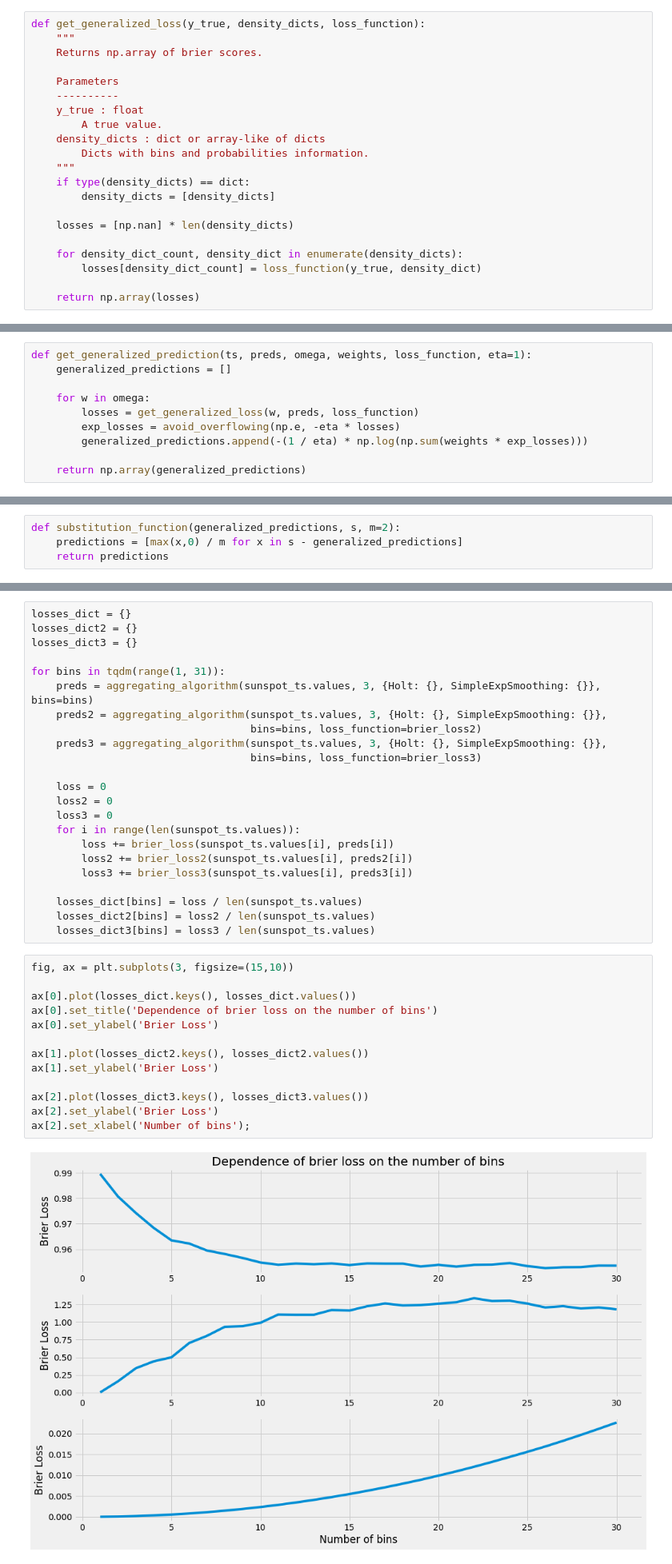
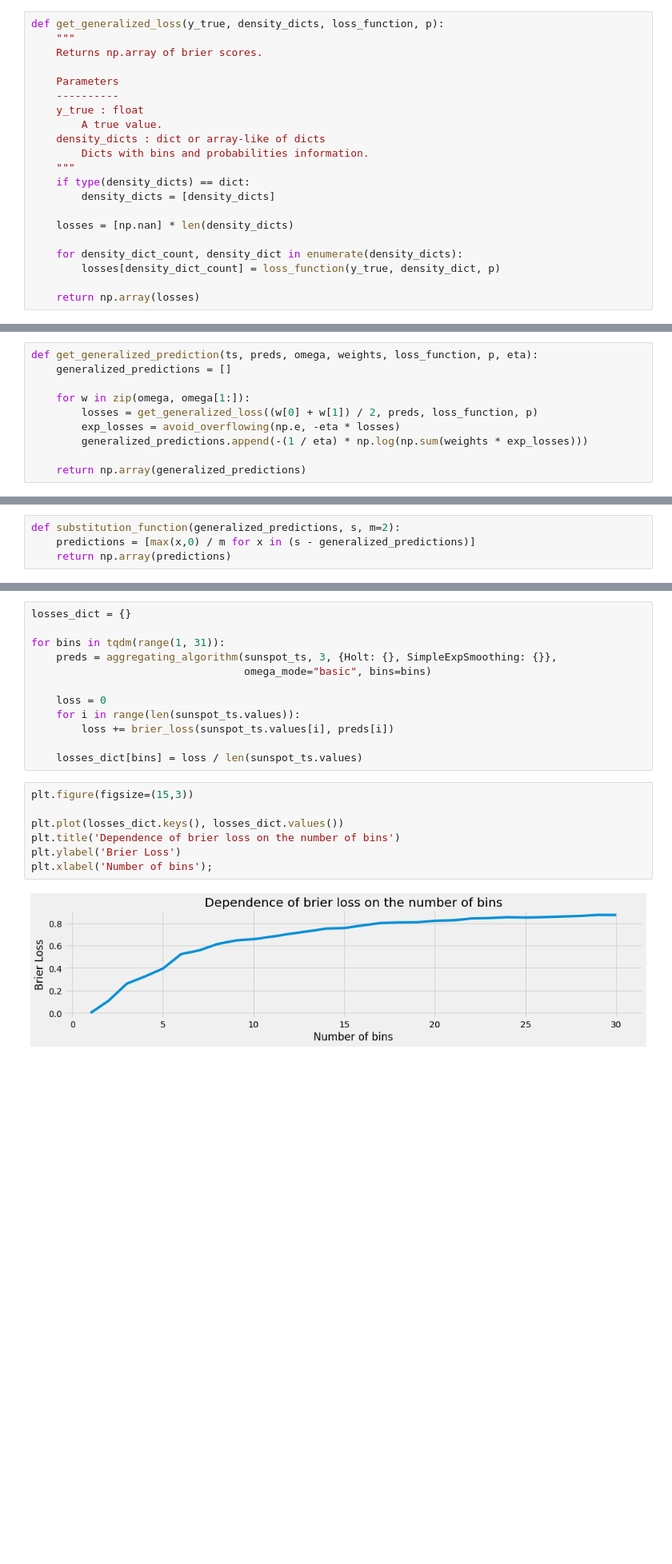
Before and after one commit to aromanenko/AggregatingAlgorithm, a Jupyter notebook: DFA.ipynb, the cells around one changed output, grey strips where cells are left out. Shown at 80% size. Drawn from its saved outputs; the diff is of its cells as text; blank space fills up the shorter version.

Commit message:
brier loss fixed and other features added

```diff
--- a/DFA.ipynb
+++ b/DFA.ipynb
@@ -207,5 +168,5 @@ def brier_loss3(y_true, density_dict):
 # %%
-def get_generalized_loss(y_true, density_dicts, loss_function):
+def get_generalized_loss(y_true, density_dicts, loss_function, p):
     """
     Returns np.array of brier scores.
 
@@ -222,7 +183,7 @@ def get_generalized_loss(y_true, density_dicts, loss_function):
     losses = [np.nan] * len(density_dicts)
 
     for density_dict_count, density_dict in enumerate(density_dicts):
-        losses[density_dict_count] = loss_function(y_true, density_dict)
+        losses[density_dict_count] = loss_function(y_true, density_dict, p)
 
     return np.array(losses)
 # %%
@@ -243,11 +204,11 @@ def avoid_overflowing(base, power_array):
 
     return base ** power_array
 # %%
-def get_generalized_prediction(ts, preds, omega, weights, loss_function, eta=1):
+def get_generalized_prediction(ts, preds, omega, weights, loss_function, p, eta):
     generalized_predictions = []
 
-    for w in omega:
-        losses = get_generalized_loss(w, preds, loss_function)
+    for w in zip(omega, omega[1:]):
+        losses = get_generalized_loss((w[0] + w[1]) / 2, preds, loss_function, p)
         exp_losses = avoid_overflowing(np.e, -eta * losses)
         generalized_predictions.append(-(1 / eta) * np.log(np.sum(weights * exp_losses)))
 
@@ -259,6 +220,6 @@ def s_equation(s, generalized_predictions, m=2):
     return np.sum([max(x,0) for x in s - generalized_predictions]) - m
 # %%
 def substitution_function(generalized_predictions, s, m=2):
-    predictions = [max(x,0) / m for x in s - generalized_predictions]
-    return predictions
+    predictions = [max(x,0) / m for x in (s - generalized_predictions)]
+    return np.array(predictions)
 # %%
@@ -470,38 +533,21 @@ plt.legend(['Holt', 'SES', 'AA', 'Theoretical bound for AA'], loc='upper left');
 # %%
 losses_dict = {}
-losses_dict2 = {}
-losses_dict3 = {}
 
 for bins in tqdm(range(1, 31)):
-    preds = aggregating_algorithm(sunspot_ts.values, 3, {Holt: {}, SimpleExpSmoothing: {}}, bins=bins)
-    preds2 = aggregating_algorithm(sunspot_ts.values, 3, {Holt: {}, SimpleExpSmoothing: {}},
-                                   bins=bins, loss_function=brier_loss2)
-    preds3 = aggregating_algorithm(sunspot_ts.values, 3, {Holt: {}, SimpleExpSmoothing: {}},
-                                   bins=bins, loss_function=brier_loss3)
+    preds = aggregating_algorithm(sunspot_ts, 3, {Holt: {}, SimpleExpSmoothing: {}},
+                                  omega_mode="basic", bins=bins)
 
     loss = 0
-    loss2 = 0
-    loss3 = 0
     for i in range(len(sunspot_ts.values)):
         loss += brier_loss(sunspot_ts.values[i], preds[i])
-        loss2 += brier_loss2(sunspot_ts.values[i], preds2[i])
-        loss3 += brier_loss3(sunspot_ts.values[i], preds3[i])
 
     losses_dict[bins] = loss / len(sunspot_ts.values)
-    losses_dict2[bins] = loss2 / len(sunspot_ts.values)
-    losses_dict3[bins] = loss3 / len(sunspot_ts.values)
 # %%
-fig, ax = plt.subplots(3, figsize=(15,10))
+plt.figure(figsize=(15,3))
 
-ax[0].plot(losses_dict.keys(), losses_dict.values())
-ax[0].set_title('Dependence of brier loss on the number of bins')
-ax[0].set_ylabel('Brier Loss')
-
-ax[1].plot(losses_dict2.keys(), losses_dict2.values())
-ax[1].set_ylabel('Brier Loss')
-
-ax[2].plot(losses_dict3.keys(), losses_dict3.values())
-ax[2].set_ylabel('Brier Loss')
-ax[2].set_xlabel('Number of bins');
+plt.plot(losses_dict.keys(), losses_dict.values())
+plt.title('Dependence of brier loss on the number of bins')
+plt.ylabel('Brier Loss')
+plt.xlabel('Number of bins');
 # %% [output]
-[figure, old version]
+[figure, new version]
```
Also changed, not shown: parts of 43 cells of this notebook.
